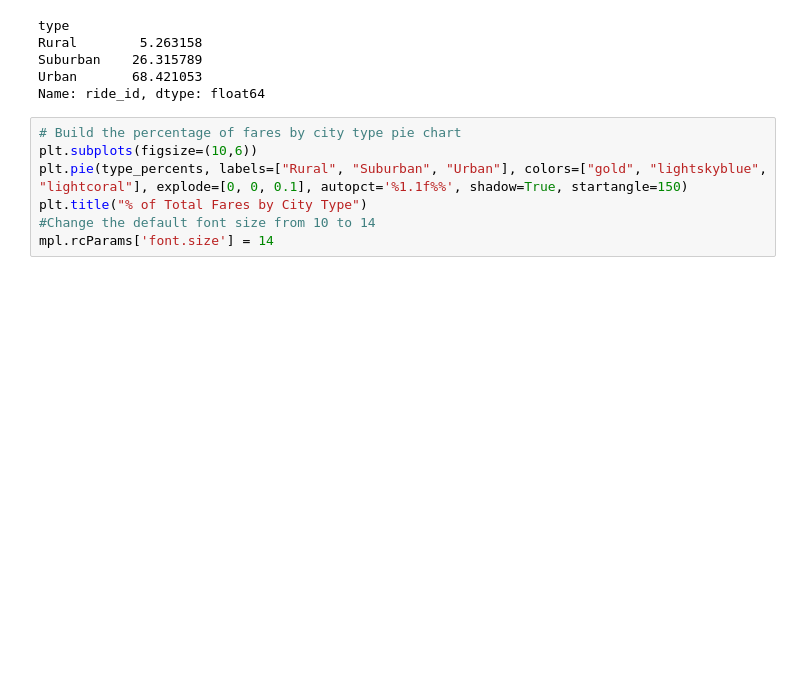
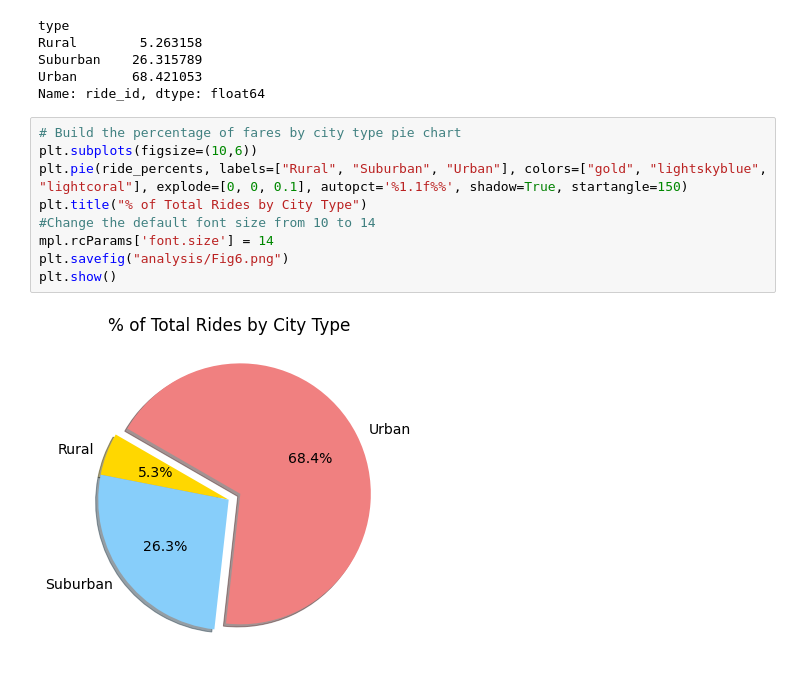
Before and after one commit to agregorash/PyBer_Analysis, a Jupyter notebook: PyBer.ipynb, the cells around one changed output. Cells and saved outputs as stored; diff of their text form; blank space fills up the shorter version.

Commit message:
adding 3rd pie chart and updated PyBer.ipynb

```diff
--- a/PyBer.ipynb
+++ b/PyBer.ipynb
@@ -805,7 +805,11 @@ Name: ride_id, dtype: float64
 # %%
 # Build the percentage of fares by city type pie chart
 plt.subplots(figsize=(10,6))
-plt.pie(type_percents, labels=["Rural", "Suburban", "Urban"], colors=["gold", "lightskyblue", "lightcoral"], explode=[0, 0, 0.1], autopct='%1.1f%%', shadow=True, startangle=150)
-plt.title("% of Total Fares by City Type")
+plt.pie(ride_percents, labels=["Rural", "Suburban", "Urban"], colors=["gold", "lightskyblue", "lightcoral"], explode=[0, 0, 0.1], autopct='%1.1f%%', shadow=True, startangle=150)
+plt.title("% of Total Rides by City Type")
 #Change the default font size from 10 to 14
 mpl.rcParams['font.size'] = 14
+plt.savefig("analysis/Fig6.png")
+plt.show()
+# %% [output]
+[figure, added]
```
Also changed, not shown: parts of 2 cells of this notebook, 1 other file.
